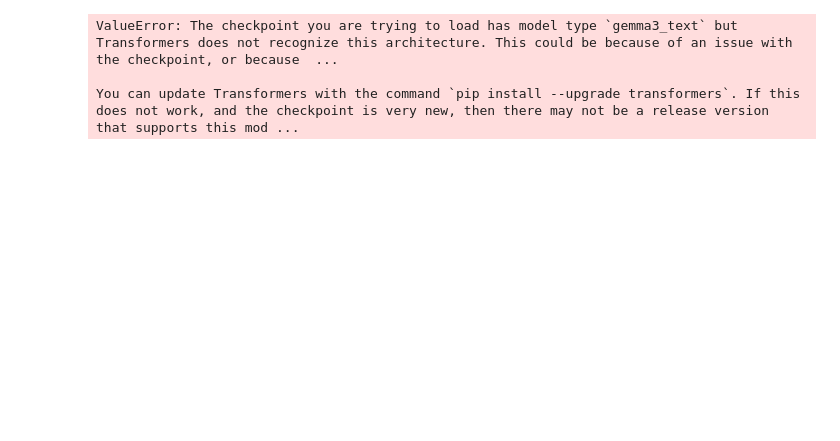
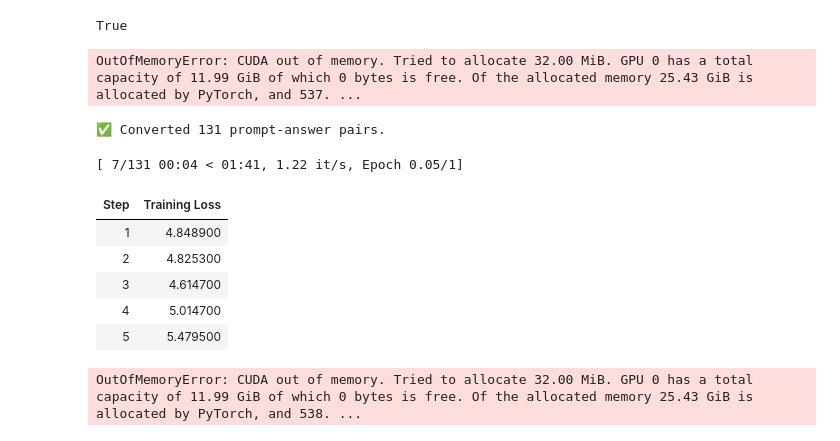
Before and after one commit to BDP25/ByteMentor, a Jupyter notebook: sandbox/HuggingFace.ipynb, the cells around one changed output. Saved outputs shown, nothing was run; the diff lists cells and outputs as text; code cells hidden in the pictures; blank space fills up the shorter version.

```diff
--- a/sandbox/HuggingFace.ipynb
+++ b/sandbox/HuggingFace.ipynb
@@ -12,3 +9,8 @@ NameError: name 'os' is not defined
+# %%
+import torch
+print(torch.cuda.is_available())
+# %% [output]
+True
 # %%
 model_pt = "google/gemma-3-1b-pt"
 model_ft = "models/gemma-3-1b-ft"
@@ -17,12 +19,35 @@ tokenizer = AutoTokenizer.from_pretrained(model_pt)
 model = AutoModelForCausalLM.from_pretrained(model_pt)
 
 # Force CPU usage
-device = torch.device("cpu")
+device = torch.device("cuda")
 model.to(device)
 # %% [output]
-ValueError: The checkpoint you are trying to load has model type `gemma3_text` but Transformers does not recognize this architecture. This could be because of an issue with the checkpoint, or because  ...
-
-You can update Transformers with the command `pip install --upgrade transformers`. If this does not work, and the checkpoint is very new, then there may not be a release version that supports this mod ...
+OutOfMemoryError: CUDA out of memory. Tried to allocate 32.00 MiB. GPU 0 has a total capacity of 11.99 GiB of which 0 bytes is free. Of the allocated memory 25.43 GiB is allocated by PyTorch, and 537. ...
+# %%
+import json
+
+# Load your dataset
+with open("trainingData.json", "r", encoding="utf-8") as f:
+    data = json.load(f)
+
+conversations = data["conversations"]
+converted = []
+
+# Pair up human-gpt messages
+for i in range(0, len(conversations) - 1, 2):
+    if conversations[i]["from"] == "human" and conversations[i+1]["from"] == "gpt":
+        converted.append({
+            "prompt": conversations[i]["value"].strip(),
+            "answer": conversations[i+1]["value"].strip()
+        })
+
+# Save as a pretty JSON array
+with open("megumin_formatted.json", "w", encoding="utf-8") as f:
+    json.dump(converted, f, indent=4, ensure_ascii=False)
+
+print(f"✅ Converted {len(converted)} prompt-answer pairs.")
+# %% [output]
+✅ Converted 131 prompt-answer pairs.
 # %%
 dummy_data = [
     {
@@ -35,44 +60,60 @@ dummy_data = [
     },
 ]
 
+with open("megumin_formatted.json", "r") as file:
+    training_data = json.load(file)
 
 # Function to format data for training
 def format_conversation(example):
     return {"text": f"Prompt: {example['prompt']}\nAnswer: {example['answer']}"}
 
 
-formatted_data = [format_conversation(d) for d in dummy_data]
+formatted_data = [format_conversation(d) for d in training_data] #dummy_data
 dataset = Dataset.from_list(formatted_data)
 
 
-# Tokenize the dataset
 def tokenize_function(examples):
-    return tokenizer(
+    output = tokenizer(
         examples["text"], padding="max_length", truncation=True, max_length=128
     )
+    output["labels"] = output["input_ids"].copy()  # <-- Add this!
+    return output
+
 
 
 tokenized_dataset = dataset.map(tokenize_function, batched=True)
 tokenized_dataset = tokenized_dataset.remove_columns(["text"])
 tokenized_dataset.set_format("torch")
 # %%
+# Ensure the required package is installed
 trainer = Trainer(
     model=model,
     args=TrainingArguments(
         output_dir=model_ft,
         per_device_train_batch_size=1,
         num_train_epochs=1,
         save_strategy="epoch",
         logging_dir=log_dir,
         logging_steps=1,
         save_total_limit=2,
         evaluation_strategy="no",
         report_to="none",  # Disable wandb logging
+        fp16=True,
+        PYTORCH_CUDA_ALLOC_CONF=expandable_segments:True,
     ),
     train_dataset=tokenized_dataset,
 )
 
 trainer.train()
+# %% [output]
+[ 7/131 00:04 < 01:41, 1.22 it/s, Epoch 0.05/1]
+| Step | Training Loss |
+| 1 | 4.848900 |
+| 2 | 4.825300 |
+| 3 | 4.614700 |
+| 4 | 5.014700 |
+| 5 | 5.479500 |
+OutOfMemoryError: CUDA out of memory. Tried to allocate 32.00 MiB. GPU 0 has a total capacity of 11.99 GiB of which 0 bytes is free. Of the allocated memory 25.43 GiB is allocated by PyTorch, and 538. ...
 # %%
 model.save_pretrained(model_ft)
 tokenizer.save_pretrained(model_ft)
```
Also changed, not shown: parts of 3 cells of this notebook.
